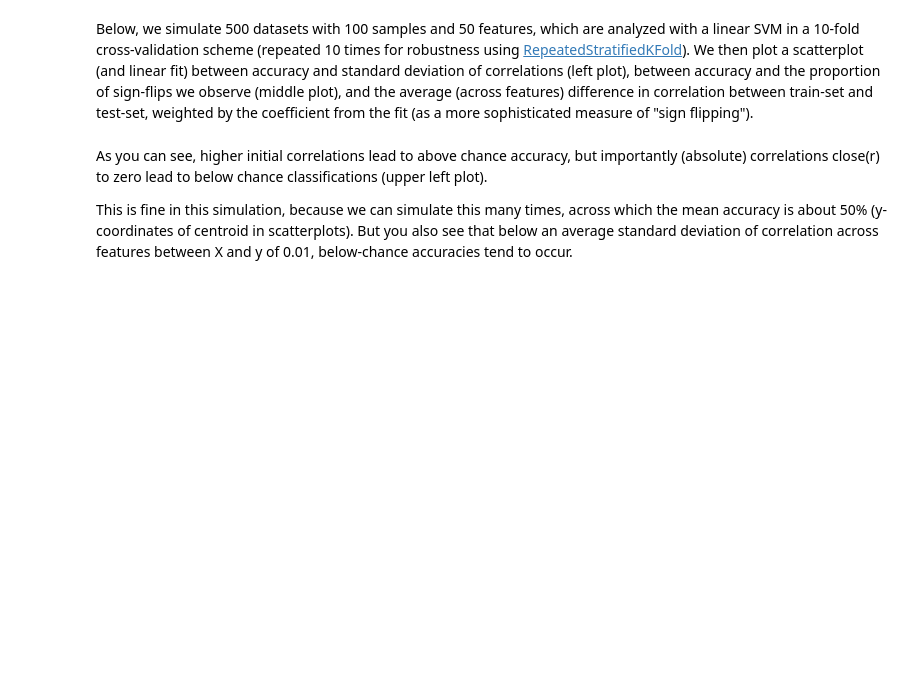
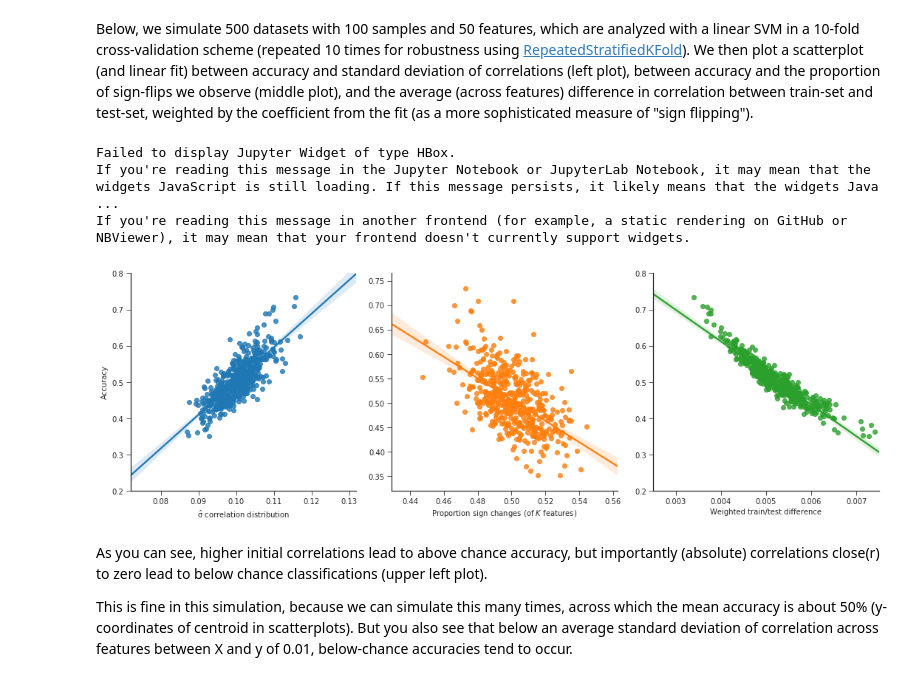
Before and after one commit to lukassnoek/MVCA, a Jupyter notebook: analyses/simulation_confound_methods.ipynb, the cells around one changed output. Cells and saved outputs as stored; diff of their text form; code cells hidden in the pictures; blank space fills up the shorter version.

```diff
--- a/analyses/simulation_confound_methods.ipynb
+++ b/analyses/simulation_confound_methods.ipynb
@@ -379,7 +379,7 @@ def run_without_confound_control(X, y, c, pipeline, cv, arg_dict, sim_nr=None):
     results = pd.concat([pd.DataFrame(arg_dict, index=[i]) for i in range(n_splits)])
     results['method'] = ['None'] * n_splits
     results['sim_nr'] = [sim_nr] * n_splits
-    results['score'] = cross_val_score(estimator=pipeline, X=X, y=y, cv=cv, scoring='f1_macro')
+    results['score'] = cross_val_score(estimator=pipeline, X=X, y=y, cv=cv, scoring=scoring)
 
     return results
 
@@ -436,7 +436,8 @@ def run_with_ipw(X, y, c, pipeline, cv, arg_dict, sim_nr=None):
 
 
 def run_with_counterbalancing(X, y, c, pipeline, cv, arg_dict, verbose=False,
-                              c_type='categorical', metric='corr', threshold=0.05, use_pval=True, sim_nr=None):
+                              c_type='categorical', metric='corr', threshold=0.05,
+                              use_pval=True, sim_nr=None):
     """ Run a classification analysis using without controlling for confounds.
     Parameters
     ----------
@@ -474,7 +475,8 @@ def run_with_counterbalancing(X, y, c, pipeline, cv, arg_dict, verbose=False,
     scorrs_xy_before = vectorized_semipartial_corr(y, c, X, which='2D')
     scorrs_xc_before = vectorized_semipartial_corr(c, y, X, which='2D')
 
-    skf = CounterbalancedStratifiedSplit(X, y, c, n_splits=cv, c_type=c_type, verbose=verbose)
+    skf = CounterbalancedStratifiedSplit(X, y, c, n_splits=cv, c_type=c_type, verbose=verbose,
+                                         metric=metric, use_pval=use_pval, threshold=threshold)
     try:
         skf.check_counterbalance_and_subsample()
     except:
@@ -500,7 +502,7 @@ def run_with_counterbalancing(X, y, c, pipeline, cv, arg_dict, verbose=False,
     results_corr['scorr_xc'] = np.concatenate((scorrs_xc_before, scorrs_xc_after))
 
     results_corr['subsample_perc'] = [(Xn.shape[0] - X.shape[0]) / X.shape[0]] * X.shape[1] * 2
-    results['score'] = cross_val_score(estimator=pipeline, X=Xn, y=yn, cv=skf, scoring='f1_macro')
+    results['score'] = cross_val_score(estimator=pipeline, X=Xn, y=yn, cv=skf, scoring=scoring)
     return results, results_corr
 
 
@@ -537,7 +539,7 @@ def run_with_wholedataset_confound_regression(X, y, c, pipeline, cv, arg_dict, s
     # Regress out c from X
     cr = ConfoundRegressor(X=X, confound=c, cross_validate=True)
     X_corr = cr.fit_transform(X)
-    results['score'] = cross_val_score(estimator=pipeline, X=X_corr, y=y, cv=cv, scoring='f1_macro')
+    results['score'] = cross_val_score(estimator=pipeline, X=X_corr, y=y, cv=cv, scoring=scoring)
 
     return results
 
@@ -569,7 +571,7 @@ def run_with_foldwise_confound_regression(X, y, c, pipeline, cv, arg_dict, sim_n
     """
 
     results = pd.concat([pd.DataFrame(arg_dict, index=[i]) for i in range(n_splits)])
-    results['method'] = ['FwCR'] * n_splits
+    results['method'] = ['CVCR'] * n_splits
     results['sim_nr'] = [sim_nr] * n_splits
 
     skf = StratifiedKFold(n_splits=n_splits)
@@ -579,7 +581,7 @@ def run_with_foldwise_confound_regression(X, y, c, pipeline, cv, arg_dict, sim_n
     this_pipe = deepcopy(pipeline).steps
     this_pipe.insert(0, ('regress', cfr))
     this_pipe = Pipeline(this_pipe)
-    results['score'] = cross_val_score(estimator=this_pipe, X=X, y=y, cv=cv, scoring='f1_macro')
+    results['score'] = cross_val_score(estimator=this_pipe, X=X, y=y, cv=cv, scoring=scoring)
 
     return results
 # %% [markdown]
@@ -616,7 +619,7 @@ from sklearn.exceptions import UndefinedMetricWarning
 warnings.filterwarnings("ignore", category=UndefinedMetricWarning)
 warnings.filterwarnings("ignore", category=FutureWarning)
 
-simulations = 10
+simulations = 5
 
 # Specify arguments for data generations (we'll set corr_cy and confound_r2 later)
 data_args = dict(N=200, K=5, c_type='continuous', y_type='binary',
@@ -702,7 +705,7 @@ corr_cy: 0.650, confound_r2: [ 0.000 0.050 0.100 0.150 0.200 0.250 0.300 0.350 ]
 results_gen_sim_df = pd.concat(results_gen_sim)
 results_corrs_gen_sim_df = pd.concat(results_corr_gen_sim)
 
-custom_legend_labels = ['No confound control', 'Counterbalancing', 'WDCR', 'FwCR',
+custom_legend_labels = ['No confound control', 'Counterbalancing', 'WDCR', 'CVCR',
                         'Chance level', 'Reference performance']
 colormap = sns.color_palette('colorblind')
 
@@ -715,7 +718,7 @@ fig, axes = plt.subplots(nrows=1, ncols=2, sharey=True, sharex=True, figsize=(15
 for i, signal_r2 in enumerate(signal_r2_vec):
     tmp_df = results_gen_sim_df.query('signal_r2 == @signal_r2')
     ax = sns.pointplot(x='confound_r2', y='score', hue='method', data=tmp_df,
-                        palette='colorblind', hue_order=['None', 'CB', 'WDCR', 'FwCR'], dodge=0.2,
+                        palette='colorblind', hue_order=['None', 'CB', 'WDCR', 'CVCR'], dodge=0.2,
                         ax=axes[i])
     ax.axhline(y=0.5, ls='--', c='k', lw=1)
     #ax.axhline(reference_performance[:, i].mean(axis=0), ls='--', c='orange', lw=1)
@@ -1153,24 +1156,36 @@ def simulate_and_classify_random_data(n_sims, n_samp, k_feat, n_folds, n_repeats
 # %% [markdown]
 Below, we simulate 500 datasets with 100 samples and 50 features, which are analyzed with a linear SVM in a 10-fold cross-validation scheme (repeated 10 times for robustness using [RepeatedStratifiedKFold](http://scikit-learn.org/stable/modules/generated/sklearn.model_selection.RepeatedStratifiedKFold.html#sklearn.model_selection.RepeatedStratifiedKFold)). We then plot a scatterplot (and linear fit) between accuracy and standard deviation of correlations (left plot), between accuracy and the proportion of sign-flips we observe (middle plot), and the average (across features) difference in correlation between train-set and test-set, weighted by the coefficient from the fit (as a more sophisticated measure of "sign flipping").
 # %%
-results = simulate_and_classify_random_data(n_sims=100, n_samp=100, k_feat=200, n_folds=10, n_repeats=10)
+results = simulate_and_classify_random_data(n_sims=500, n_samp=100, k_feat=200, n_folds=10, n_repeats=10)
 results_df = pd.DataFrame(results)
+# %% [output]
+Failed to display Jupyter Widget of type HBox.
+If you're reading this message in the Jupyter Notebook or JupyterLab Notebook, it may mean that the widgets JavaScript is still loading. If this message persists, it likely means that the widgets Java ...
+If you're reading this message in another frontend (for example, a static rendering on GitHub or NBViewer), it may mean that your frontend doesn't currently support widgets.
 # %%
-fig, axes = plt.subplots(nrows=1, ncols=2, sharey=False, sharex=False, figsize=(15, 5))
+fig, axes = plt.subplots(nrows=1, ncols=3, sharey=False, sharex=False, figsize=(15, 5))
 ax = sns.regplot(y='accuracy', x='std_corrs', data=results_df, ax=axes[0])
 ax.set_xlabel('$\mathrm{\hat{\sigma}\ correlation\ distribution}$')
 ax.set_ylabel('Accuracy')
 ax.set_ylim(.2, 0.8)
 
-ax = sns.regplot(y='accuracy', x='weighted_diff_train_test_corrs', data=results_df, ax=axes[1])
+ax = sns.regplot(y='accuracy', x='prop_sign_changes', data=results_df, ax=axes[1])
+ax.set_xlabel('Proportion sign changes (of %s features)' % '$K$')
+ax.set_ylabel('')
+#ax.set_ylim(.2, 0.8)
+#ax.set_xlim(0.0025, 0.0075)
+
+ax = sns.regplot(y='accuracy', x='weighted_diff_train_test_corrs', data=results_df, ax=axes[2])
 ax.set_xlabel('Weighted train/test difference')
 ax.set_ylabel('')
 ax.set_ylim(.2, 0.8)
 ax.set_xlim(0.0025, 0.0075)
 
 sns.despine()
 
 fig.tight_layout()
+# %% [output]
+[figure, added]
 # %% [markdown]
 As you can see, higher initial correlations lead to above chance accuracy, but importantly (absolute) correlations close(r) to zero lead to below chance classifications (upper left plot).
 
```
Also changed, not shown: parts of 20 cells of this notebook, 4 other files.
